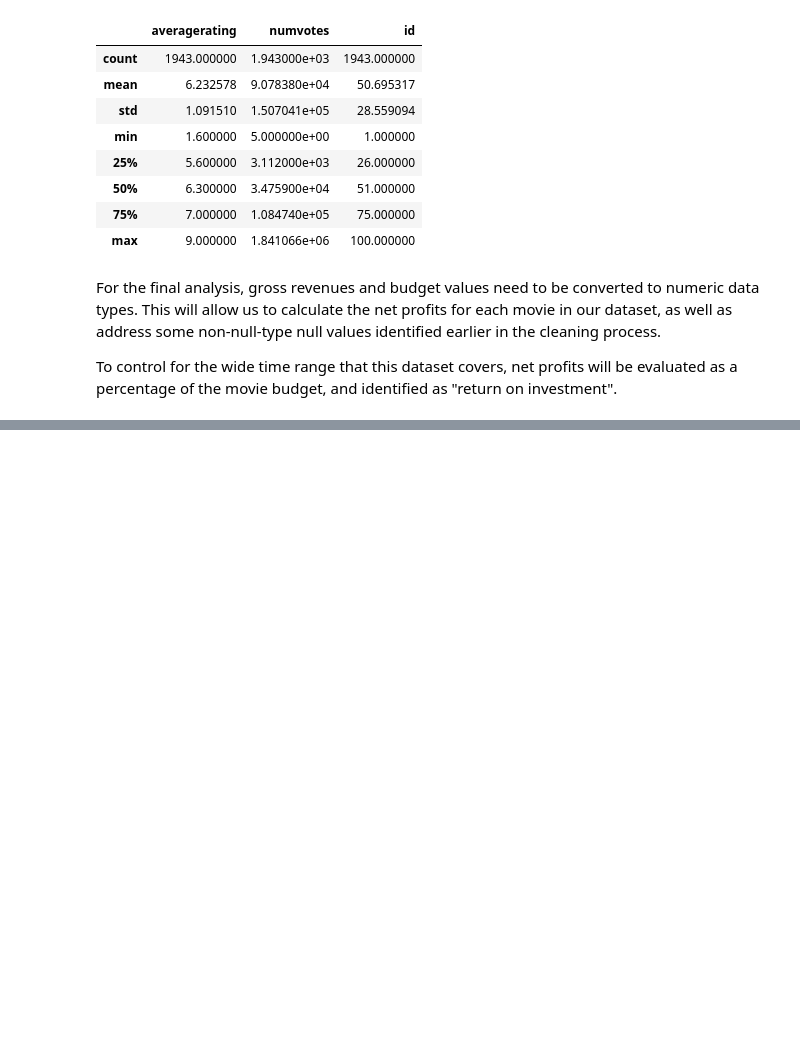
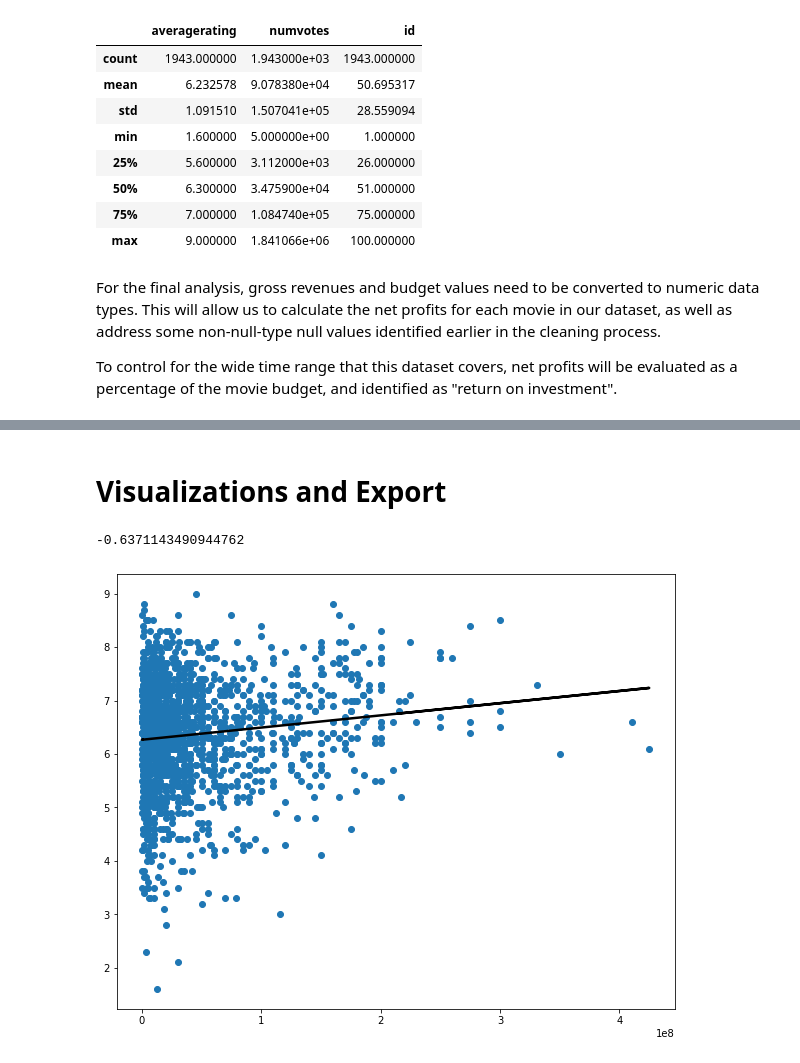
Before and after one commit to anita-camlic/Movie_Studio_Analysis, a Jupyter notebook: movie_budget_analysis.ipynb, the cells around one changed output, grey strips where cells are left out. Drawn from its saved outputs; the diff is of its cells as text; code cells hidden in the pictures; blank space fills up the shorter version.

Commit message:
finished cleaning and transforming data for budget/rating analysis and began visualizations/statistical analysis

```diff
--- a/movie_budget_analysis.ipynb
+++ b/movie_budget_analysis.ipynb
@@ -189,3 +192,16 @@ movie_rating_budget_df.describe()
 For the final analysis, gross revenues and budget values need to be converted to numeric data types. This will allow us to calculate the net profits for each movie in our dataset, as well as address some non-null-type null values identified earlier in the cleaning process.
 
 To control for the wide time range that this dataset covers, net profits will be evaluated as a percentage of the movie budget, and identified as "return on investment".
+# %%
+#removing special characters from columns for conversion to numeric data type
+movie_rating_budget_df['production_budget'] = movie_rating_budget_df['production_budget'].replace(",","",regex=True)
+movie_rating_budget_df['production_budget'] = movie_rating_budget_df['production_budget'].str.replace("$","",regex=True)
+
+movie_rating_budget_df['domestic_gross'] = movie_rating_budget_df['domestic_gross'].replace(",","",regex=True)
+movie_rating_budget_df['domestic_gross'] = movie_rating_budget_df['domestic_gross'].str.replace("$","",regex=True)
+
+movie_rating_budget_df['worldwide_gross'] = movie_rating_budget_df['worldwide_gross'].replace(",","",regex=True)
+movie_rating_budget_df['worldwide_gross'] = movie_rating_budget_df['worldwide_gross'].str.replace("$","",regex=True)
+
+#check replacement
+movie_rating_budget_df.head()
@@ -191,0 +215,10 @@ To control for the wide time range that this dataset covers, net profits will be
+# %%
+#convert money columns to floating point values
+movie_rating_budget_df['production_budget'] = movie_rating_budget_df['production_budget'].astype(float)
+movie_rating_budget_df['domestic_gross'] = movie_rating_budget_df['domestic_gross'].astype(float)
+movie_rating_budget_df['worldwide_gross'] = movie_rating_budget_df['worldwide_gross'].astype(float)
+# %%
+#remove rows with non-null-type null values
+movie_rating_budget_df = movie_rating_budget_df[movie_rating_budget_df['production_budget'] != 0]
+movie_rating_budget_df = movie_rating_budget_df[movie_rating_budget_df['domestic_gross'] != 0]
+movie_rating_budget_df = movie_rating_budget_df[movie_rating_budget_df['worldwide_gross'] != 0]
@@ -191,0 +238,6 @@ To control for the wide time range that this dataset covers, net profits will be
+# %%
+#return on investment
+movie_rating_budget_df["total_return_on_investment"] = movie_rating_budget_df["worldwide_gross"]/movie_rating_budget_df["production_budget"]
+movie_rating_budget_df["domestic_return_on_investment"] = movie_rating_budget_df["domestic_gross"]/movie_rating_budget_df["production_budget"]
+#check table results
+movie_rating_budget_df
@@ -191,0 +258,19 @@ To control for the wide time range that this dataset covers, net profits will be
+# %% [markdown]
+# Visualizations and Export
+# %%
+#scatter plot of budget(x) rating(y)
+fig,ax = plt.subplots(figsize=(10,8))
+x = movie_rating_budget_df["production_budget"]
+y = movie_rating_budget_df["averagerating"]
+ax.scatter(x,y)
+#regression
+m, b = np.polyfit(x,y, deg=1)
+dist = np.linspace
+ax.plot(x, m*x+b, color="k", lw=2.5);
+
+#R^2 correlation metric
+R2 = r2_score(x,m*x+b)
+print(R2)
+# %% [output]
+-0.6371143490944762
+[figure, added]
```
Also changed, not shown: parts of 6 cells of this notebook.
